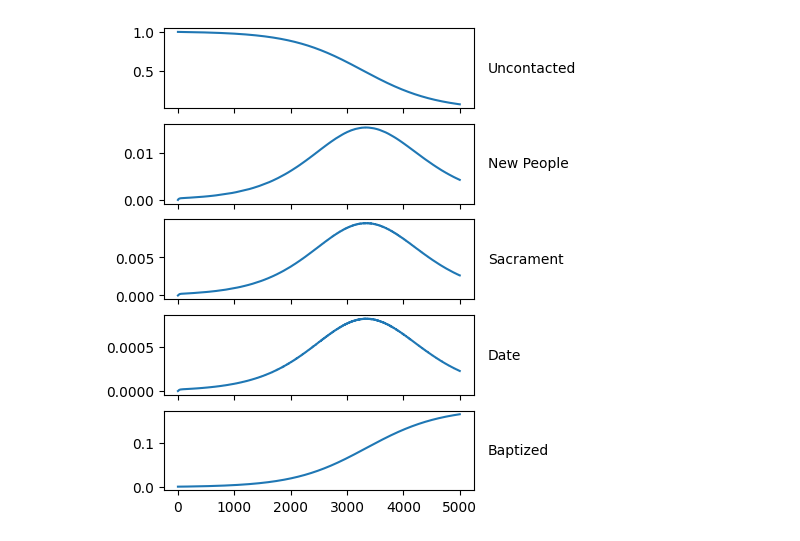
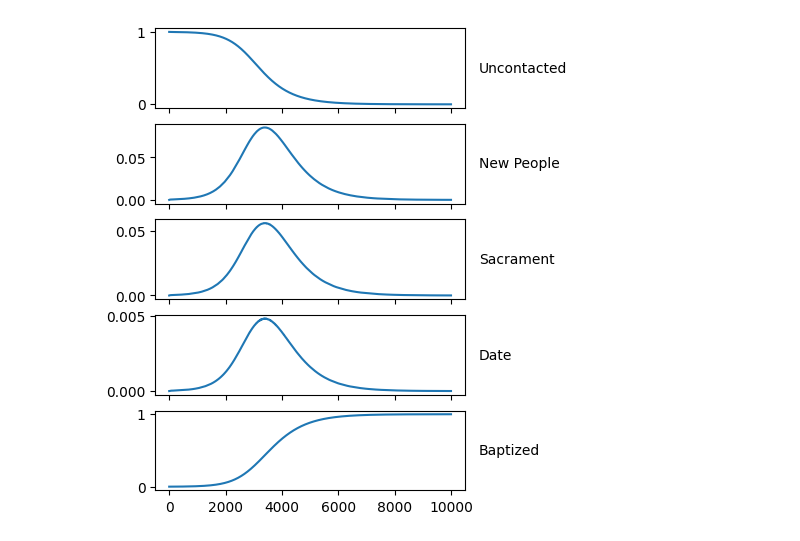
Before and after one commit to mward19/key-indicators-model, a Jupyter notebook: eureka.ipynb, the cells around one changed output. Drawn from its saved outputs; the diff is of its cells as text; code cells hidden in the pictures.

```diff
--- a/eureka.ipynb
+++ b/eureka.ipynb
@@ -7,13 +7,13 @@ from scipy.optimize import minimize
 init_members = 5 * 4 * 150
 population = 3_000_000
 init_U = population - init_members
-α = (100 * population) / (init_U * init_members)  # Rate going from Date to Baptized
-β = 1 / 3  # Rate going from New People to Sacrament
-γ = 1 / 20  # Rate going from Sacrament to Date
-δ = 1 / 12  # Rate going from Date to Baptized
-ε = 1 / 2  # Rate going from Date to Sacrament
-ζ = 1 / 2  # Rate going from Sacrament to Teaching
-η = 1 / 15  # Rate going from Teaching to Uncontacted
+alpha = (100 * population) / (init_U * init_members)  # Rate going from Date to Baptized
+beta = 1 / 3  # Rate going from New People to Sacrament
+gamma = 1 / 20  # Rate going from Sacrament to Date
+delta = 1 / 12  # Rate going from Date to Baptized
+epsilon = 1 / 2  # Rate going from Date to Sacrament
+zeta = 1 / 2  # Rate going from Sacrament to Teaching
+eta = 1 / 15  # Rate going from Teaching to Uncontacted
 
 
 def unsdb(t, y):
@@ -21,38 +21,38 @@ def unsdb(t, y):
     U, N, S, D, B = y
     return np.array(
         [
-            η * N - α * B * U,  # U'
-            α * B * U + ζ * S - (β + η) * N,  # N'
-            β * N + ε * D - (δ + ζ) * S,  # S'
-            γ * S - (δ + ε) * D,  # D'
-            δ * D,  # B'
+            eta * N - alpha * B * U,  # U'
+            alpha * B * U + zeta * S - (beta + eta) * N,  # N'
+            beta * N + epsilon * D - (gamma + zeta) * S,  # S'
+            gamma * S - (delta + epsilon) * D,  # D'
+            delta * D,  # B'
         ]
     )
 
 
 t0 = 0
-tf = 5000
+tf = 10000
 # Initially 5 people are infected
 y0 = np.array(
     [init_U / population, 0, 0, 0, init_members / population]
 )
 
 # Solve
 sol = solve_ivp(unsdb, (t0, tf), y0, t_eval=np.linspace(t0, tf, 2000))
 
 labels = ["Uncontacted", "New People", "Sacrament", "Date", "Baptized"]
 
 fig, axes = plt.subplots(5, figsize=(4, 6), gridspec_kw={'wspace': 0.5})
 
 for ax, label, i in zip(axes, labels, range(len(labels))):
     ax.plot(sol.t, sol.y[i])
     ax.ticklabel_format(style='plain')
     ax.annotate(label, xy=(1, 0.5), xycoords='axes fraction',
                 xytext=(10, 0), textcoords='offset points',
                 ha='left', va='center', fontsize=10)  # Adjust text position
     if ax != axes[-1]:  # Check if it's not the bottom subplot
         ax.label_outer()  # Hide x-axis labels and ticks
 
 plt.show()
 # %% [output]
-[figure, old version]
+[figure, new version]
```
Also changed, not shown: 2 other files.
